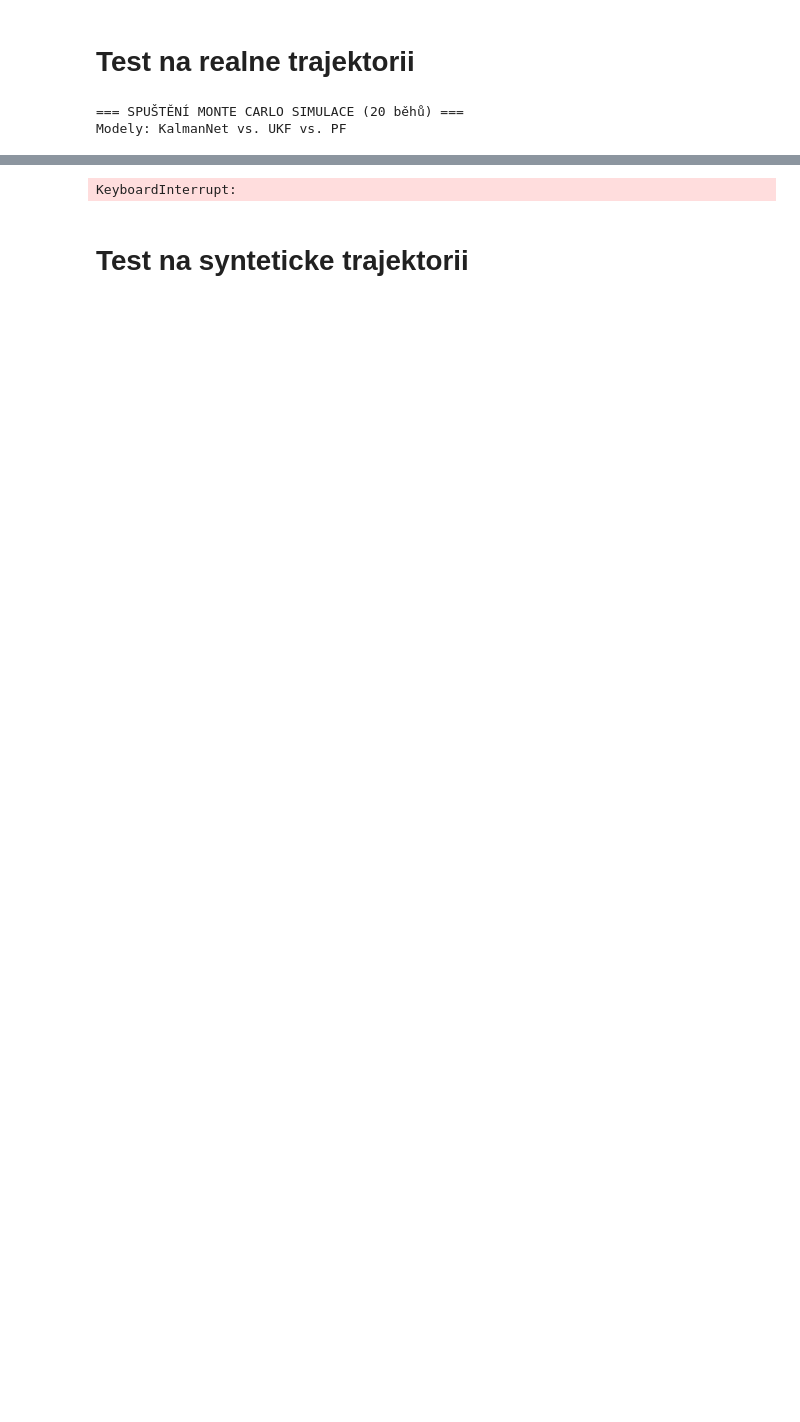
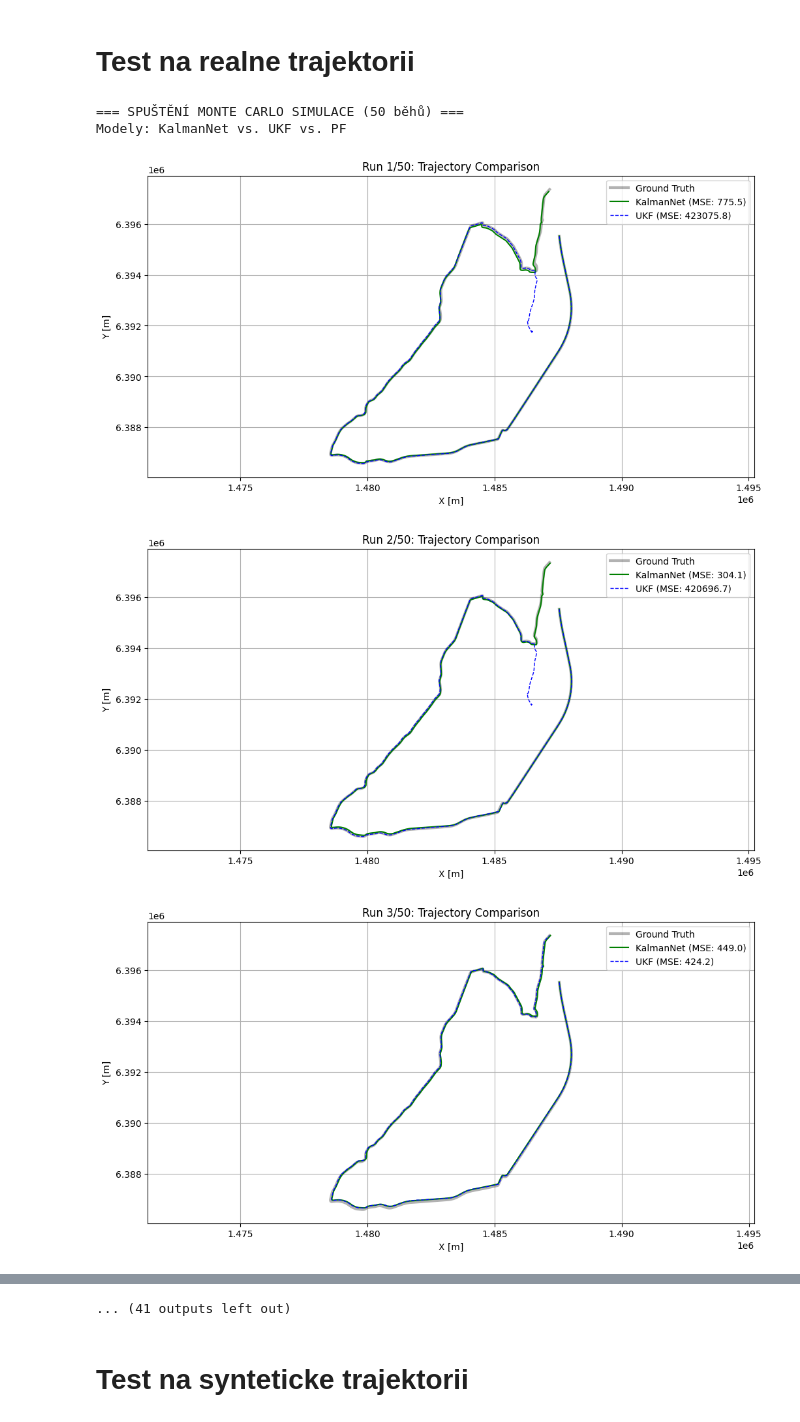
Before and after one commit to Lukas-Kozel/KalmanNet-for-state-estimation, a Jupyter notebook: TAN/real_trajectory/full_test.ipynb, the cells around one changed output, grey strips where cells are left out. Cells and saved outputs as stored; diff of their text form; code cells hidden in the pictures; blank space fills up the shorter version.

Commit message:
most consistent TAN results on real trajectory

```diff
--- a/TAN/real_trajectory/full_test.ipynb
+++ b/TAN/real_trajectory/full_test.ipynb
@@ -323,15 +323,26 @@ print("\n✅ Data připravena. Normalizaci řeší model.")
 ✅ Data připravena. Normalizaci řeší model.
 # %%
 # --- A) KONFIGURACE SÍTĚ ---
-print("=== INICIALIZACE NOVÉHO MODELU ===")
+# for most consistent:
+# state_knet2 = TAN.StateKalmanNetTAN(
+#         system_model=system_model,
+#         device=device,
+#         hidden_size_multiplier=10,
+#         output_layer_multiplier=4,
+#         num_gru_layers=1,
+#         gru_hidden_dim_multiplier=6
+# ).to(device)
+
+# for most consistent and accurate most_consistent_and_accurate_knet:
 state_knet2 = TAN.StateKalmanNetTAN(
         system_model=system_model,
         device=device,
-        hidden_size_multiplier=10,
+        hidden_size_multiplier=12,
         output_layer_multiplier=4,
         num_gru_layers=1,
-        gru_hidden_dim_multiplier=6
+        gru_hidden_dim_multiplier=8
 ).to(device)
 
+
 print(state_knet2)
 # %% [output]
@@ -365,7 +375,7 @@ WEIGHTS_DIR = 'weights'
 
 # Zde doplň přesné názvy souborů .pth
 # KNET_FILENAME = 'best_Knet_test_results.pth'                                          # Příklad
-KNET_FILENAME = 'most_consistent_knet.pth'
+KNET_FILENAME = 'most_consistent_and_accurate_knet.pth'
 
 # ==========================================
 # 2. FUNKCE PRO BEZPEČNÉ NAČTENÍ
@@ -428,14 +438,16 @@ import matplotlib.pyplot as plt
 import pandas as pd # Pro hezkou tabulku
 import Filters
 from tqdm import tqdm
+
+import contextlib
+import os
+
 real_traj_np = souradniceGNSS[:2, :].T
 
 real_traj_tensor = torch.from_numpy(real_traj_np).float().to(device)
 train_source_tensor = real_traj_tensor[:, :]
 # --- POMOCNÁ FUNKCE PRO GENEROWÁNÍ DAT ---
 def get_reference_test_set(system, real_traj_tensor, reverse=False):
-    # Oříznutí trajektorie (pokud je potřeba)
-    # real_traj_tensor = real_traj_tensor[:1050,:]
 
     device = system.Ex0.device
 
@@ -466,7 +478,7 @@ def get_reference_test_set(system, real_traj_tensor, reverse=False):
 
 
 # --- KONFIGURACE MC ---
-MC_ITERATIONS = 20  # Nastav rozumné číslo (pro 100 grafů by to zahltilo notebook)
+MC_ITERATIONS = 50  # Nastav rozumné číslo (pro 100 grafů by to zahltilo notebook)
 PLOT_PER_ITERATION = True # Zda vykreslovat grafy pro každý běh
 
 print(f"=== SPUŠTĚNÍ MONTE CARLO SIMULACE ({MC_ITERATIONS} běhů) ===")
@@ -528,13 +540,15 @@ for i in tqdm(range(MC_ITERATIONS), desc="Simulace"):
     x_est_ukf = ukf_res['x_filtered'].cpu().numpy()
 
     # PF
-    pf = Filters.ParticleFilter(system_model, num_particles=10000) # Počet částic dle výkonu
-    pf_res = pf.process_sequence(
-        y_seq=y_for_filters,
-        Ex0=true_init_state, # Správný start
-        P0=system_model.P0
-    )
-    x_est_pf = pf_res['x_filtered'].cpu().numpy()
+    # pf = Filters.ParticleFilter(system_model, num_particles=20000) # Počet částic dle výkonu
+    # with open(os.devnull, "w") as f, contextlib.redirect_stdout(f):
+    # # pf = Filters.AuxiliaryParticleFilter(system_model, num_particles=10000) # Počet částic dle výkonu
+    #     pf_res = pf.process_sequence(
+    #         y_seq=y_for_filters,
+    #         Ex0=true_init_state, # Správný start
+    #         P0=system_model.P0
+    #     )
+    # x_est_pf = pf_res['x_filtered'].cpu().numpy()
 
 
     # D) Výpočet chyb pro tento běh
@@ -548,28 +562,26 @@ for i in tqdm(range(MC_ITERATIONS), desc="Simulace"):
     mse_ukf = np.mean(diff_ukf**2)
     pos_err_ukf = np.mean(np.sqrt(diff_ukf[:, 0]**2 + diff_ukf[:, 1]**2))
 
-    # PF
-    diff_pf = x_est_pf - x_gt
-    mse_pf = np.mean(diff_pf**2)
-    pos_err_pf = np.mean(np.sqrt(diff_pf[:, 0]**2 + diff_pf[:, 1]**2))
+    # # PF
+    # diff_pf = x_est_pf - x_gt
+    # mse_pf = np.mean(diff_pf**2)
+    # pos_err_pf = np.mean(np.sqrt(diff_pf[:, 0]**2 + diff_pf[:, 1]**2))
 
     # Uložení do agregátoru
     agg_mse["KNet"].append(mse_knet)
     agg_pos["KNet"].append(pos_err_knet)
     agg_mse["UKF"].append(mse_ukf)
     agg_pos["UKF"].append(pos_err_ukf)
-    agg_mse["PF"].append(mse_pf)
-    agg_pos["PF"].append(pos_err_pf)
+    # agg_mse["PF"].append(mse_pf)
+    # agg_pos["PF"].append(pos_err_pf)
 
     # Uložení do detailního seznamu
     detailed_results.append({
         "Run_ID": i + 1,
         "KNet_MSE": mse_knet,
         "UKF_MSE": mse_ukf,
-        "PF_MSE": mse_pf,
         "KNet_PosErr": pos_err_knet,
-        "UKF_PosErr": pos_err_ukf,
-        "PF_PosErr": pos_err_pf
+        "UKF_PosErr": pos_err_ukf
     })
 
     # E) Vykreslení grafu pro TENTO běh
@@ -579,7 +591,7 @@ for i in tqdm(range(MC_ITERATIONS), desc="Simulace"):
 
         plt.plot(x_est_knet[:, 0], x_est_knet[:, 1], 'g-', linewidth=1.5, label=f'KalmanNet (MSE: {mse_knet:.1f})')
         plt.plot(x_est_ukf[:, 0], x_est_ukf[:, 1], 'b--', linewidth=1, label=f'UKF (MSE: {mse_ukf:.1f})')
-        plt.plot(x_est_pf[:, 0], x_est_pf[:, 1], 'r:', linewidth=1, alpha=0.8, label=f'PF (MSE: {mse_pf:.1f})')
+        # plt.plot(x_est_pf[:, 0], x_est_pf[:, 1], 'r:', linewidth=1, alpha=0.8, label=f'PF (MSE: {mse_pf:.1f})')
 
         plt.title(f"Run {i+1}/{MC_ITERATIONS}: Trajectory Comparison")
         plt.xlabel("X [m]")
@@ -597,35 +609,38 @@ print("\n" + "="*80)
 print(f"DETAILNÍ VÝSLEDKY PO JEDNOTLIVÝCH BĚZÍCH")
 print("="*80)
 # Formátování tabulky pro hezčí výpis
 pd.options.display.float_format = '{:,.2f}'.format
-print(df_results[["Run_ID", "KNet_MSE", "UKF_MSE", "PF_MSE", "KNet_PosErr", "UKF_PosErr", "PF_PosErr"]])
+print(df_results[["Run_ID", "KNet_MSE", "UKF_MSE", "KNet_PosErr", "UKF_PosErr"]])
 
 # 2. Souhrnná statistika
 print("\n" + "="*80)
 print(f"SOUHRNNÁ STATISTIKA ({MC_ITERATIONS} běhů)")
 print("="*80)
 
 def get_stats(key):
     return np.mean(agg_mse[key]), np.std(agg_mse[key]), np.mean(agg_pos[key]), np.std(agg_pos[key])
 
 knet_stats = get_stats("KNet")
 ukf_stats = get_stats("UKF")
-pf_stats = get_stats("PF")
+# pf_stats = get_stats("PF")
 
 print(f"{'Model':<15} | {'MSE (Mean ± Std)':<25} | {'Pos Error (Mean ± Std)':<25}")
 print("-" * 75)
 print(f"{'KalmanNet':<15} | {knet_stats[0]:.1f} ± {knet_stats[1]:.1f} | {knet_stats[2]:.2f} ± {knet_stats[3]:.2f} m")
 print(f"{'UKF':<15} | {ukf_stats[0]:.1f} ± {ukf_stats[1]:.1f} | {ukf_stats[2]:.2f} ± {ukf_stats[3]:.2f} m")
-print(f"{'PF':<15} | {pf_stats[0]:.1f} ± {pf_stats[1]:.1f} | {pf_stats[2]:.2f} ± {pf_stats[3]:.2f} m")
+# print(f"{'PF':<15} | {pf_stats[0]:.1f} ± {pf_stats[1]:.1f} | {pf_stats[2]:.2f} ± {pf_stats[3]:.2f} m")
 print("="*80)
 
 # 3. Finální Boxplot
 plt.figure(figsize=(10, 6))
-plt.boxplot([agg_pos["KNet"], agg_pos["UKF"], agg_pos["PF"]], labels=['KalmanNet', 'UKF', 'PF'], patch_artist=True)
+plt.boxplot([agg_pos["KNet"], agg_pos["UKF"]], labels=['KalmanNet', 'UKF'], patch_artist=True)
 plt.title(f"Position Error Distribution ({MC_ITERATIONS} runs)")
 plt.ylabel("Avg Position Error [m]")
 plt.grid(True, axis='y')
 plt.show()
 # %% [output]
-=== SPUŠTĚNÍ MONTE CARLO SIMULACE (20 běhů) ===
+=== SPUŠTĚNÍ MONTE CARLO SIMULACE (50 běhů) ===
 Modely: KalmanNet vs. UKF vs. PF
+[figure, added]
+[figure, added]
+[figure, added]
@@ -632,4 +655,4 @@ Modely: KalmanNet vs. UKF vs. PF
-KeyboardInterrupt:
+... (41 outputs left out)
 # %% [markdown]
 # Test na synteticke trajektorii
 # %%
```
Also changed, not shown: parts of 4 cells of this notebook, 4 other files.
